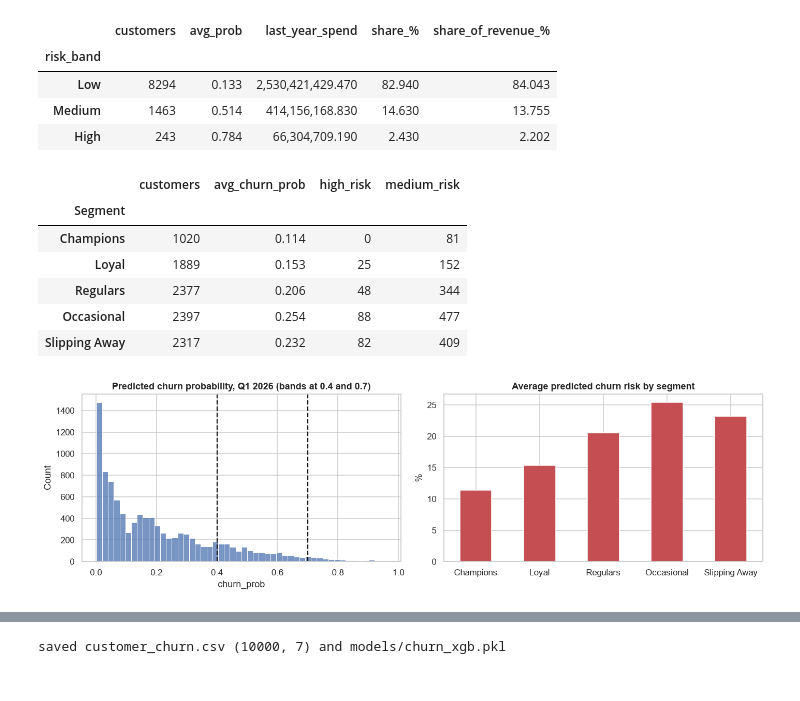
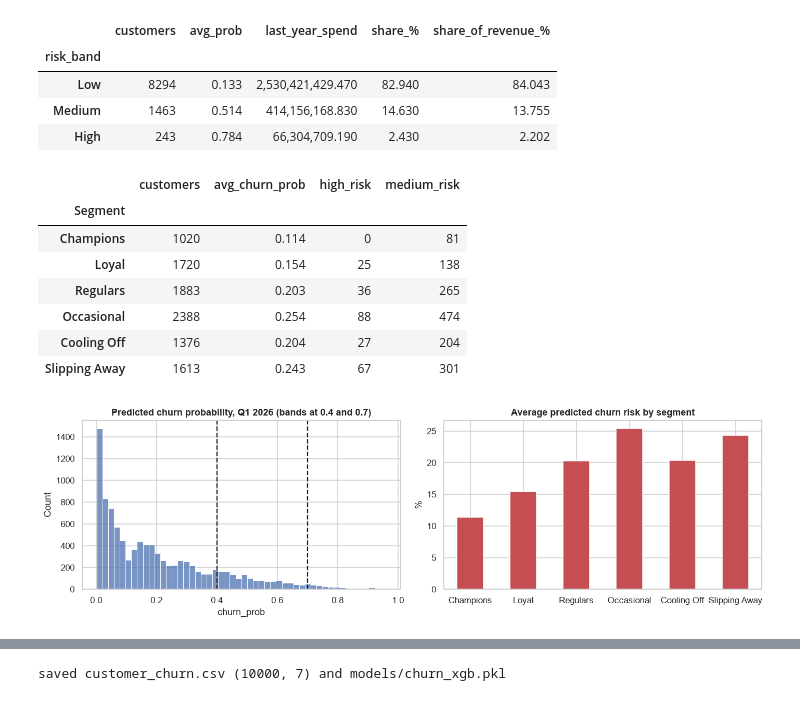
Before and after one commit to Lonishri21/retailpulse, a Jupyter notebook: notebooks/04_churn.ipynb, the cells around one changed output, grey strips where cells are left out. Cells and saved outputs as stored; diff of their text form; code cells hidden in the pictures.

```diff
--- a/notebooks/04_churn.ipynb
+++ b/notebooks/04_churn.ipynb
@@ -306,27 +306,28 @@ predicted churn rate for Q1 2026: 20.4%
 | Medium | 1463 | 0.514 | 414,156,168.830 | 14.630 | 13.755 |
 | High | 243 | 0.784 | 66,304,709.190 | 2.430 | 2.202 |
 # %%
-order = ['Champions', 'Loyal', 'Regulars', 'Occasional', 'Slipping Away']
+from src.segmentation import SEGMENT_ORDER as order
 by_seg = today.groupby('Segment').agg(customers=('churn_prob', 'size'), avg_churn_prob=('churn_prob', 'mean'),
                                       high_risk=('risk_band', lambda s: (s == 'High').sum()),
                                       medium_risk=('risk_band', lambda s: (s == 'Medium').sum())).loc[order]
 display(by_seg)
 
 fig, ax = plt.subplots(1, 2, figsize=(13, 4))
 sns.histplot(today['churn_prob'], bins=50, ax=ax[0]); ax[0].axvline(.4, color='k', ls='--'); ax[0].axvline(.7, color='k', ls='--')
 ax[0].set_title('Predicted churn probability, Q1 2026 (bands at 0.4 and 0.7)')
 by_seg['avg_churn_prob'].mul(100).plot.bar(ax=ax[1], rot=0, color='C3'); ax[1].set_ylabel('%'); ax[1].set_xlabel('')
 ax[1].set_title('Average predicted churn risk by segment')
 plt.tight_layout(); save('04d_churn_today'); plt.show()
 # %% [output]
 |  | customers | avg_churn_prob | high_risk | medium_risk |
 | Segment |  |  |  |  |
 | Champions | 1020 | 0.114 | 0 | 81 |
-| Loyal | 1889 | 0.153 | 25 | 152 |
-| Regulars | 2377 | 0.206 | 48 | 344 |
-| Occasional | 2397 | 0.254 | 88 | 477 |
-| Slipping Away | 2317 | 0.232 | 82 | 409 |
+| Loyal | 1720 | 0.154 | 25 | 138 |
+| Regulars | 1883 | 0.203 | 36 | 265 |
+| Occasional | 2388 | 0.254 | 88 | 474 |
+| Cooling Off | 1376 | 0.204 | 27 | 204 |
+| Slipping Away | 1613 | 0.243 | 67 | 301 |
-[figure, old version]
+[figure, new version]
 # %%
 first_calls = today[(today['risk_band'] != 'Low') & (today['Segment'].isin(['Champions', 'Loyal']))] \
                 .sort_values('churn_prob', ascending=False)
```
Also changed, not shown: parts of 4 cells of this notebook, 18 other files.
